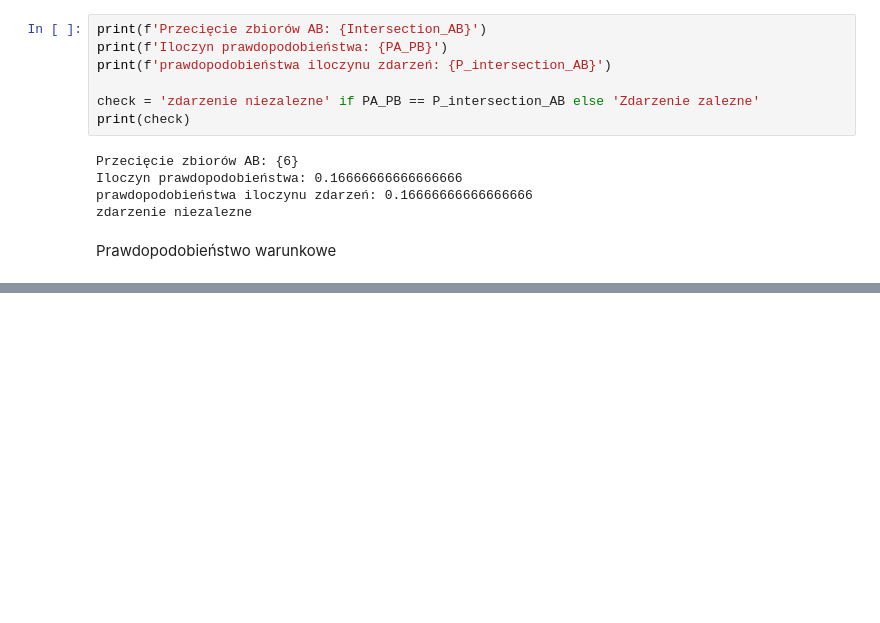
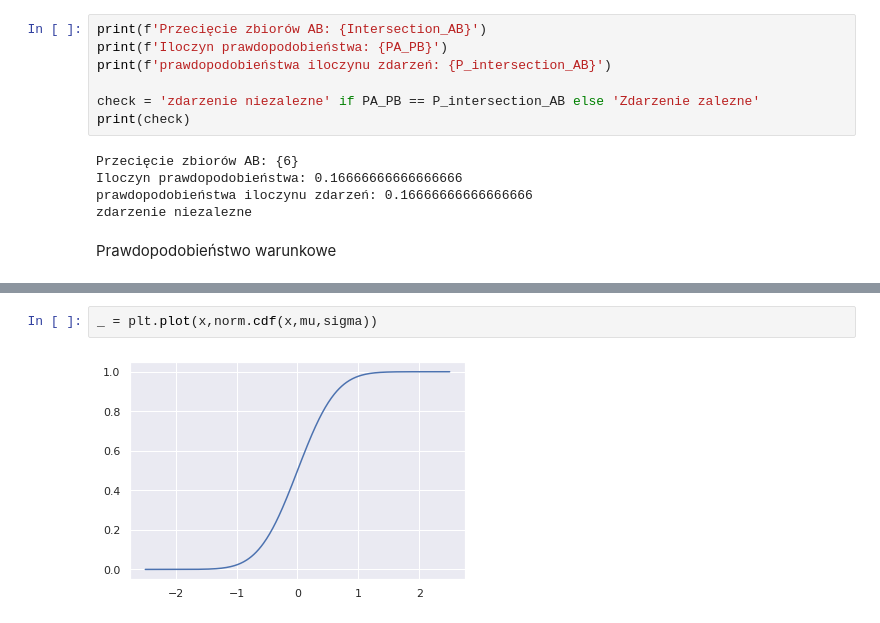
Before and after one commit to nefetorve/big_data, a Jupyter notebook: 05_podstawy_statystyki/01_prawdopodobienstwo_statystyka.ipynb, the cells around one changed output, grey strips where cells are left out. Saved outputs shown, nothing was run; the diff lists cells and outputs as text; blank space fills up the shorter version.

```diff
--- a/05_podstawy_statystyki/01_prawdopodobienstwo_statystyka.ipynb
+++ b/05_podstawy_statystyki/01_prawdopodobienstwo_statystyka.ipynb
@@ -111,0 +203,4 @@ Prawdopodobieństwo warunkowe
+# %%
+_ = plt.plot(x,norm.cdf(x,mu,sigma))
+# %% [output]
+[figure, added]
```
Also changed, not shown: parts of 20 cells of this notebook.
